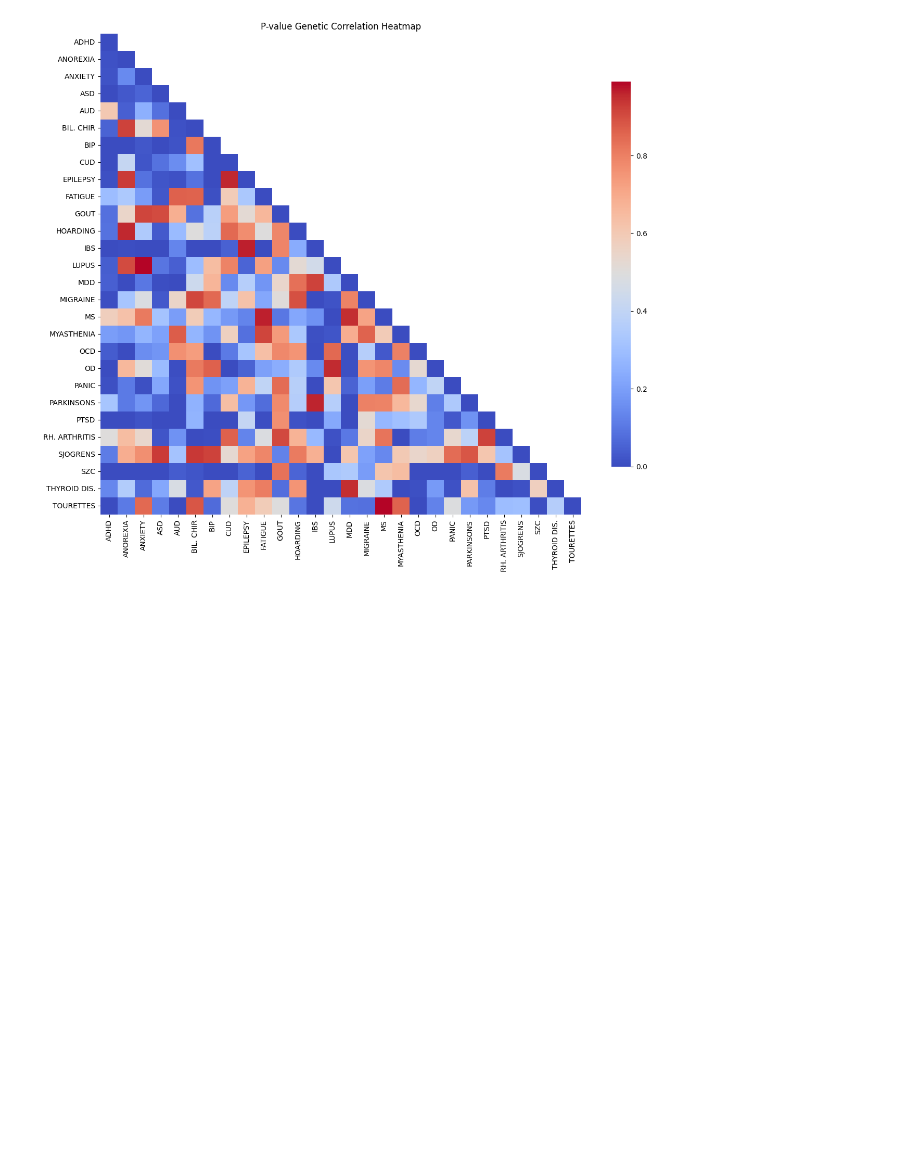
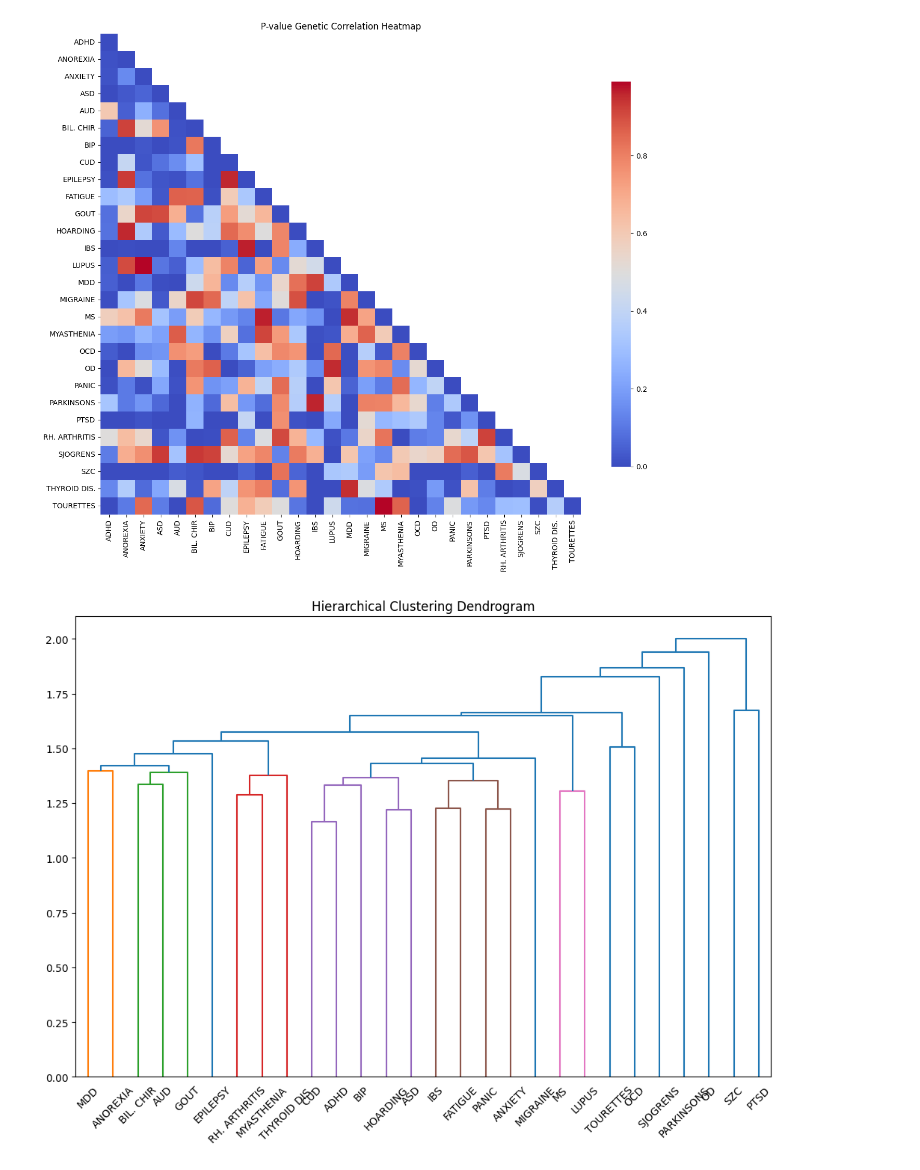
Before and after one commit to Aje026/Genetic-Overlap-in-Female-Biased-Disorders, a Jupyter notebook: correlation_ldsc_all.ipynb, the cells around one changed output. Drawn from its saved outputs; the diff is of its cells as text; code cells hidden in the pictures; blank space fills up the shorter version.

Commit message:
hierarchical clustering

```diff
--- a/correlation_ldsc_all.ipynb
+++ b/correlation_ldsc_all.ipynb
@@ -74,3 +75,13 @@ plt.title('P-value Genetic Correlation Heatmap')
 plt.show()
 # %% [output]
 [figure]
+# %%
+linkage_matrix = hierarchy.linkage(gen_corr_df, method='average', metric='euclidean')
+
+# Plot the dendrogram
+plt.figure(figsize=(12, 8))
+dendrogram = hierarchy.dendrogram(linkage_matrix, labels=gen_corr_df.index, orientation='top', distance_sort='descending')
+plt.title('Hierarchical Clustering Dendrogram')
+plt.show()
+# %% [output]
+[figure, added]
```
Also changed, not shown: parts of 1 cell of this notebook.
